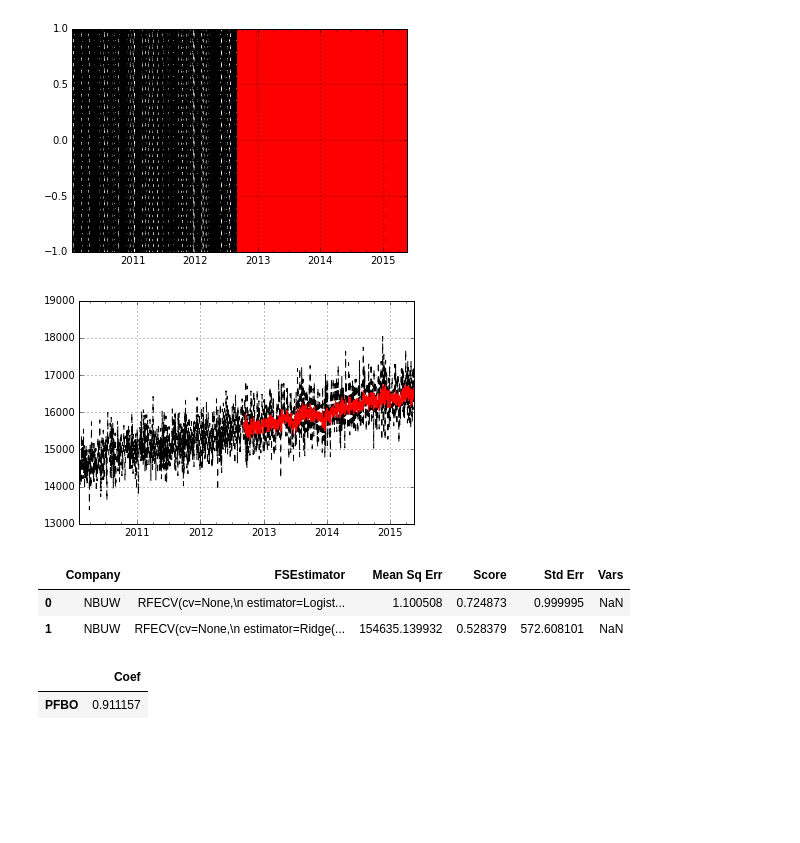
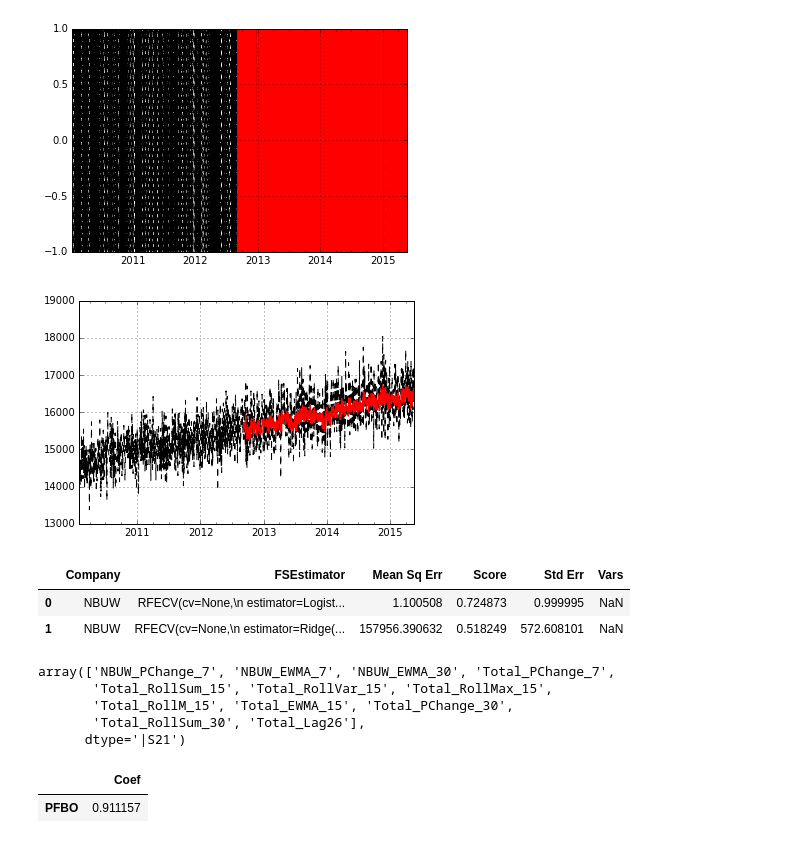
Before and after one commit to umurkontaci/stocksplosion, a Jupyter notebook: ml/tools/Prediction.ipynb, the cells around one changed output. Saved outputs shown, nothing was run; the diff lists cells and outputs as text; code cells hidden in the pictures; blank space fills up the shorter version.

```diff
--- a/ml/tools/Prediction.ipynb
+++ b/ml/tools/Prediction.ipynb
@@ -125,38 +122,52 @@ def try_models(X_train, y_train, X_test, y_test, fs=None):
 
 
 results = []
 from sklearn import cross_validation, feature_selection, linear_model
 for company in companies[:1]:
     sd = datetime.datetime(2010, 1, 1)
     ed = datetime.datetime(2015, 5, 15)
     d1 = df_[sd:ed]
     X, y = prepare_df(
             d1,
             input_cols=['%s_Lag1' % company, '%s_EWMA_7' % company, '%s_RollSum_15' % company],
             output_col='%s_Direction' % company
         )
     data1 = split_for_train(X, y, sd, ed)
     dir_model = try_models(*data1, fs=feature_selection.RFECV(linear_model.LogisticRegression()))
     predicted_dir = dir_model['FSEstimator'][0].predict(X)
     X['%s_Estimated_Direction' % company] = predicted_dir
     results.append(dir_model)
     data2 =  split_for_train(*list(prepare_df(
                 d1,
                 input_cols=get_independent_values(company, X) + get_independent_values('Total', X),
                 output_col=company,
-                drop_cols=['%s_Direction' % company, 'Total_Direction']
+                drop_cols=['%s_Direction' % company, 'Total_Direction', 'Total']
             )) + [sd, ed])
     results.append(try_models(*data2,
                    fs=feature_selection.RFECV(linear_model.Ridge(alpha=10), 1)))
 
 final = pd.concat(results, ignore_index=True)
 final
 # %% [output]
 [figure]
-[figure, old version]
+[figure, new version]
 |  | Company | FSEstimator | Mean Sq Err | Score | Std Err | Vars |
 | 0 | NBUW | RFECV(cv=None,\n estimator=Logist... | 1.100508 | 0.724873 | 0.999995 | NaN |
-| 1 | NBUW | RFECV(cv=None,\n estimator=Ridge(... | 154635.139932 | 0.528379 | 572.608101 | NaN |
+| 1 | NBUW | RFECV(cv=None,\n estimator=Ridge(... | 157956.390632 | 0.518249 | 572.608101 | NaN |
+# %%
+a = get_independent_values('NBUW', X) + get_independent_values('Total', X)
+a.remove('NBUW')
+a.remove('NBUW_Direction')
+a.remove('Total_Direction')
+a.remove('Total')
+v = np.array(a)
+v[final.iloc[1][1].get_support()]
+# %% [output]
+array(['NBUW_PChange_7', 'NBUW_EWMA_7', 'NBUW_EWMA_30', 'Total_PChange_7',
+       'Total_RollSum_15', 'Total_RollVar_15', 'Total_RollMax_15',
+       'Total_RollM_15', 'Total_EWMA_15', 'Total_PChange_30',
+       'Total_RollSum_30', 'Total_Lag26'],
+      dtype='|S21')
 # %%
 from datetime import datetime, timedelta
 import numpy as np
```
Also changed, not shown: parts of 1 cell of this notebook.
